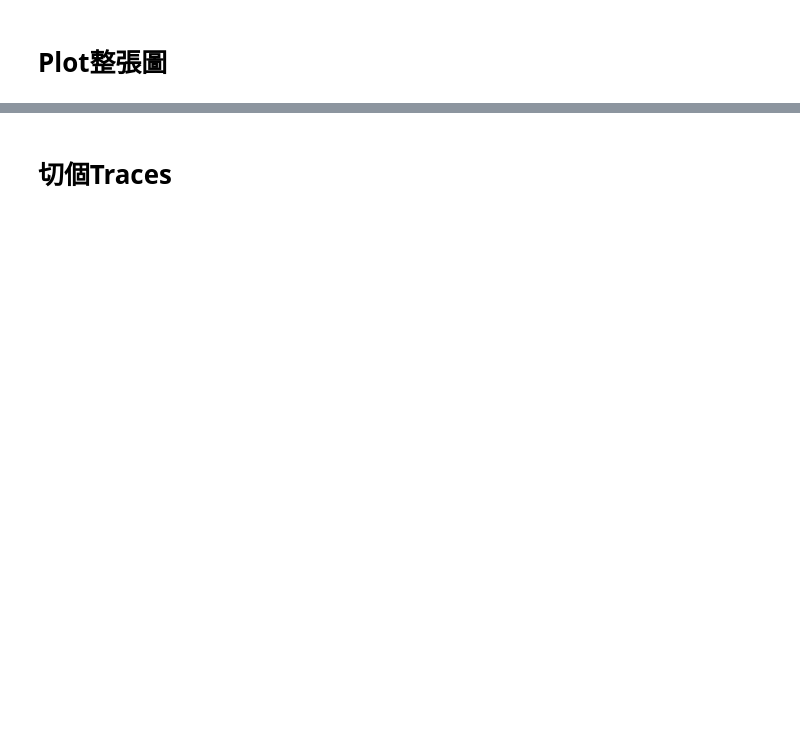
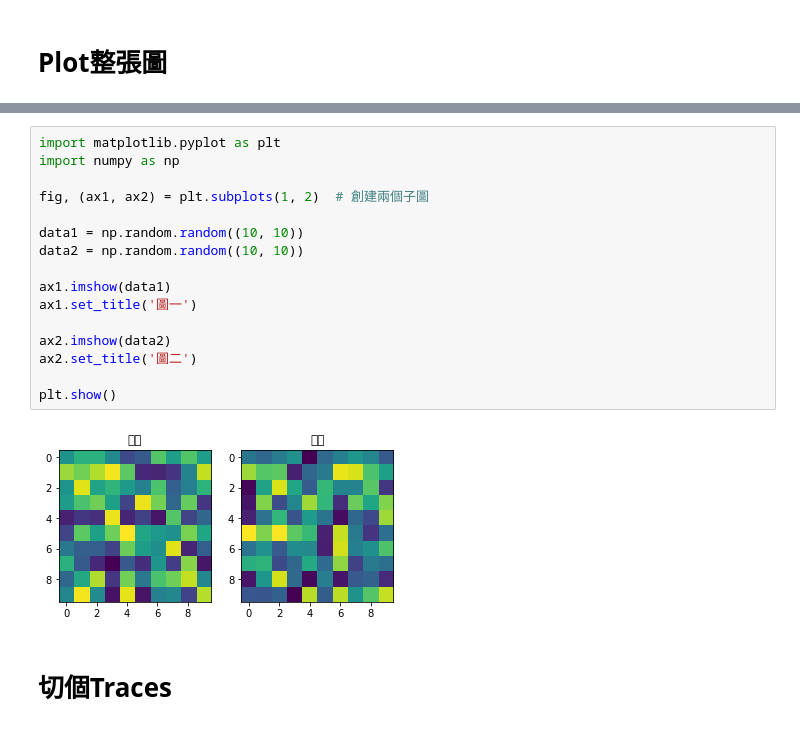
Before and after one commit to Nick1467/Mirror, a Jupyter notebook: quick_scale.ipynb, the cells around one changed output, grey strips where cells are left out. Cells and saved outputs as stored; diff of their text form; blank space fills up the shorter version.

```diff
--- a/quick_scale.ipynb
+++ b/quick_scale.ipynb
@@ -43,3 +43,21 @@ plt.show()
+# %%
+import matplotlib.pyplot as plt
+import numpy as np
+
+fig, (ax1, ax2) = plt.subplots(1, 2)  # 創建兩個子圖
+
+data1 = np.random.random((10, 10))
+data2 = np.random.random((10, 10))
+
+ax1.imshow(data1)
+ax1.set_title('圖一')
+
+ax2.imshow(data2)
+ax2.set_title('圖二')
+
+plt.show()
+# %% [output]
+[figure, added]
 # %% [markdown]
 # 切個Traces
 # %%
```
Also changed, not shown: parts of 4 cells of this notebook.
